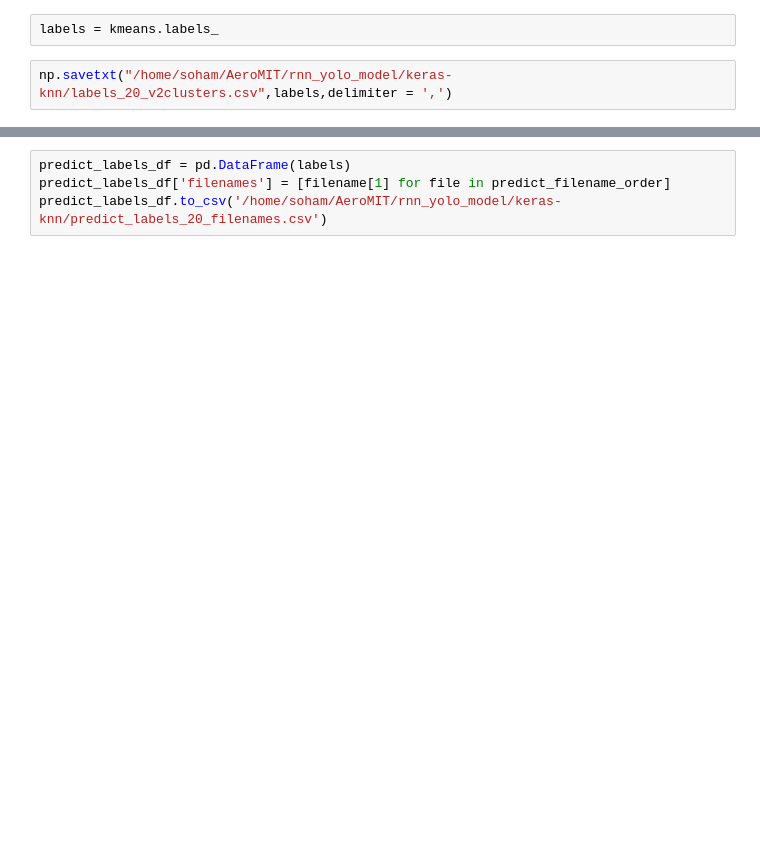
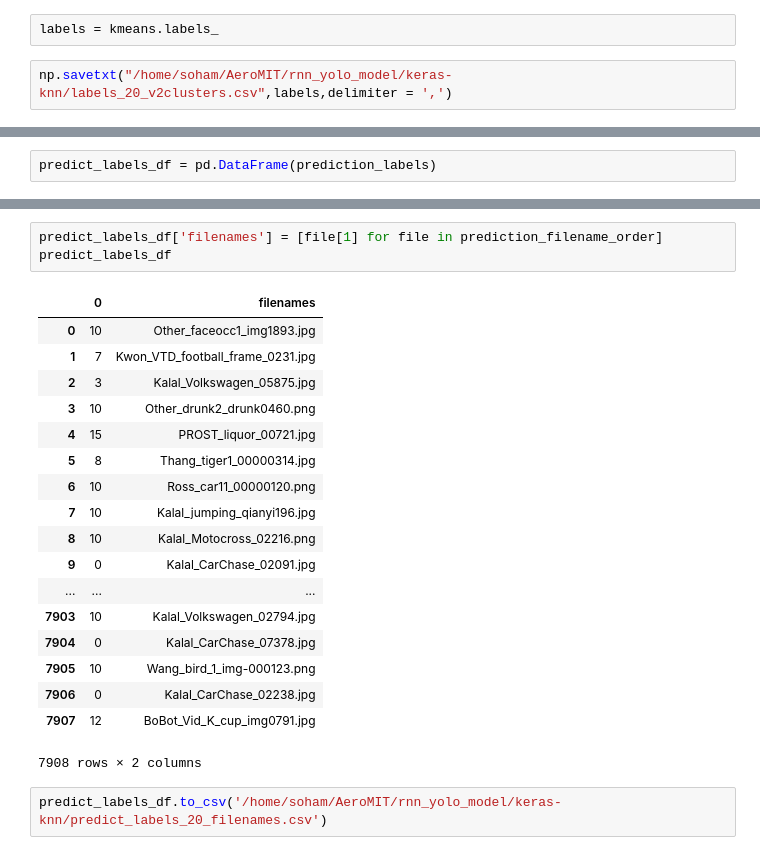
Before and after one commit to sohamhans19994/Object-Detection-Drone, a Jupyter notebook: kmeans_labelling_images.ipynb, the cells around one changed output, grey strips where cells are left out. Cells and saved outputs as stored; diff of their text form; blank space fills up the shorter version.

```diff
--- a/kmeans_labelling_images.ipynb
+++ b/kmeans_labelling_images.ipynb
@@ -181,0 +189,2 @@ prediction_labels = kmeans.predict(encoded_predict_imgs)
+# %%
+predict_labels_df = pd.DataFrame(prediction_labels)
@@ -182,4 +212,24 @@ prediction_labels = kmeans.predict(encoded_predict_imgs)
+# %%
+predict_labels_df['filenames'] = [file[1] for file in prediction_filename_order]
+predict_labels_df
+# %% [output]
+|  | 0 | filenames |
+| 0 | 10 | Other_faceocc1_img1893.jpg |
+| 1 | 7 | Kwon_VTD_football_frame_0231.jpg |
+| 2 | 3 | Kalal_Volkswagen_05875.jpg |
+| 3 | 10 | Other_drunk2_drunk0460.png |
+| 4 | 15 | PROST_liquor_00721.jpg |
+| 5 | 8 | Thang_tiger1_00000314.jpg |
+| 6 | 10 | Ross_car11_00000120.png |
+| 7 | 10 | Kalal_jumping_qianyi196.jpg |
+| 8 | 10 | Kalal_Motocross_02216.png |
+| 9 | 0 | Kalal_CarChase_02091.jpg |
+| ... | ... | ... |
+| 7903 | 10 | Kalal_Volkswagen_02794.jpg |
+| 7904 | 0 | Kalal_CarChase_07378.jpg |
+| 7905 | 10 | Wang_bird_1_img-000123.png |
+| 7906 | 0 | Kalal_CarChase_02238.jpg |
+| 7907 | 12 | BoBot_Vid_K_cup_img0791.jpg |
+7908 rows × 2 columns
 # %%
-predict_labels_df = pd.DataFrame(labels)
-predict_labels_df['filenames'] = [filename[1] for file in predict_filename_order]
 predict_labels_df.to_csv('/home/soham/AeroMIT/rnn_yolo_model/keras-knn/predict_labels_20_filenames.csv')
```
Also changed, not shown: parts of 20 cells of this notebook.
